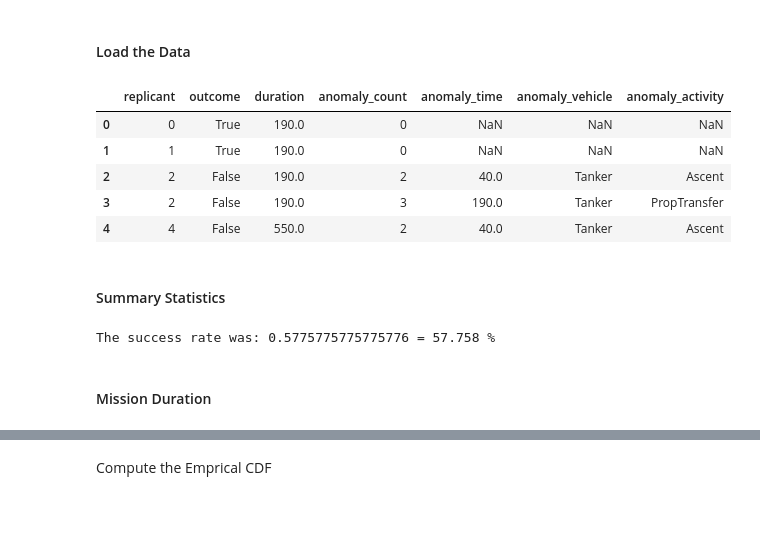
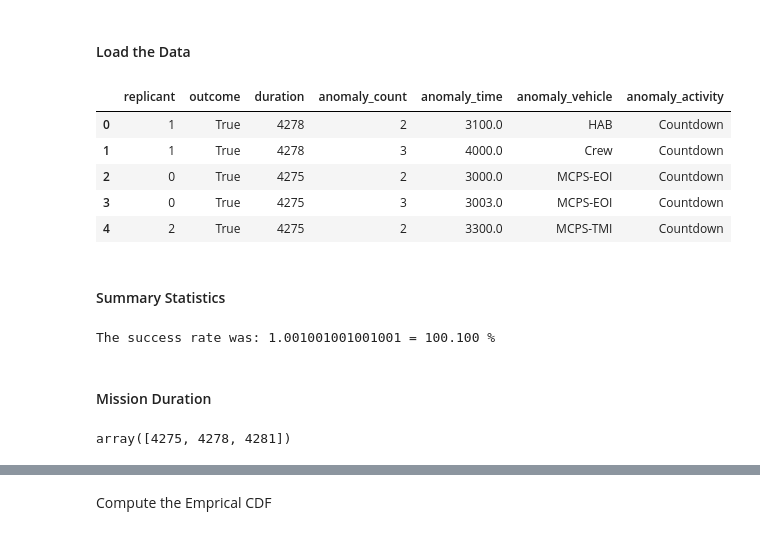
Before and after one commit to edhschen/space_mission_des, a Jupyter notebook: SpaceMissionDES/analysis/viz_monte_carlo.ipynb, the cells around one changed output, grey strips where cells are left out. Drawn from its saved outputs; the diff is of its cells as text; code cells hidden in the pictures.

```diff
--- a/SpaceMissionDES/analysis/viz_monte_carlo.ipynb
+++ b/SpaceMissionDES/analysis/viz_monte_carlo.ipynb
@@ -10,17 +10,17 @@ PosixPath('/Users/ben/Developer/SpaceMissionDES/SpaceMissionDES/analysis')
 # %% [markdown]
 #### Load the Data
 # %%
-data_dir = Path.cwd().parent.parent / "results" / "test-01"
+data_dir = Path.cwd().parent.parent / "results" / "test-02"
 
 mc_results = pd.read_csv(data_dir / "mc.csv")
 mc_results.head()
 # %% [output]
 |  | replicant | outcome | duration | anomaly_count | anomaly_time | anomaly_vehicle | anomaly_activity |
-| 0 | 0 | True | 190.0 | 0 | NaN | NaN | NaN |
-| 1 | 1 | True | 190.0 | 0 | NaN | NaN | NaN |
-| 2 | 2 | False | 190.0 | 2 | 40.0 | Tanker | Ascent |
-| 3 | 2 | False | 190.0 | 3 | 190.0 | Tanker | PropTransfer |
-| 4 | 4 | False | 550.0 | 2 | 40.0 | Tanker | Ascent |
+| 0 | 1 | True | 4278 | 2 | 3100.0 | HAB | Countdown |
+| 1 | 1 | True | 4278 | 3 | 4000.0 | Crew | Countdown |
+| 2 | 0 | True | 4275 | 2 | 3000.0 | MCPS-EOI | Countdown |
+| 3 | 0 | True | 4275 | 3 | 3003.0 | MCPS-EOI | Countdown |
+| 4 | 2 | True | 4275 | 2 | 3300.0 | MCPS-TMI | Countdown |
 # %% [markdown]
 #### Summary Statistics
 # %%
@@ -28,9 +28,13 @@ N = mc_results.replicant.max()
 success_rate = sum(mc_results.groupby("replicant").first().outcome) / N
 print(f"The success rate was: {success_rate} = {100*success_rate:.3f} %\n")
 # %% [output]
-The success rate was: 0.5775775775775776 = 57.758 %
+The success rate was: 1.001001001001001 = 100.100 %
 # %% [markdown]
 #### Mission Duration
+# %%
+df.duration.unique()
+# %% [output]
+array([4275, 4278, 4281])
 # %%
 df = mc_results.groupby("replicant", as_index=False).first()[["replicant", "duration"]]
 
```
Also changed, not shown: parts of 1 cell of this notebook, 3 other files.
